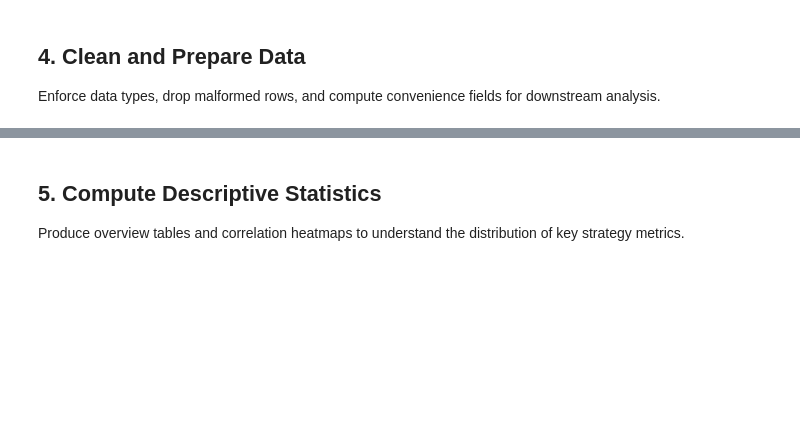
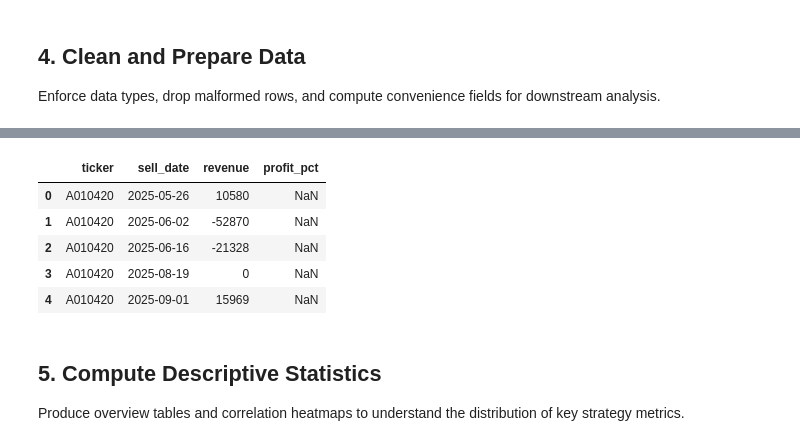
Before and after one commit to byeungchun/perfectdays, a Jupyter notebook: notebook/strategy01_result_analysis.ipynb, the cells around one changed output, grey strips where cells are left out. Drawn from its saved outputs; the diff is of its cells as text; code cells hidden in the pictures; blank space fills up the shorter version.

```diff
--- a/notebook/strategy01_result_analysis.ipynb
+++ b/notebook/strategy01_result_analysis.ipynb
@@ -188,3 +240,12 @@ print({
+# %%
+revenue_df.head()
+# %% [output]
+|  | ticker | sell_date | revenue | profit_pct |
+| 0 | A010420 | 2025-05-26 | 10580 | NaN |
+| 1 | A010420 | 2025-06-02 | -52870 | NaN |
+| 2 | A010420 | 2025-06-16 | -21328 | NaN |
+| 3 | A010420 | 2025-08-19 | 0 | NaN |
+| 4 | A010420 | 2025-09-01 | 15969 | NaN |
 # %% [markdown]
 ## 5. Compute Descriptive Statistics
 Produce overview tables and correlation heatmaps to understand the distribution of key strategy metrics.
```
Also changed, not shown: parts of 10 cells of this notebook.
